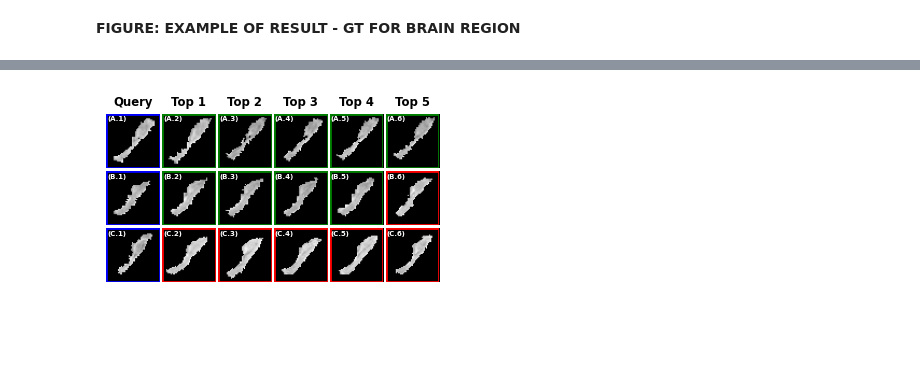
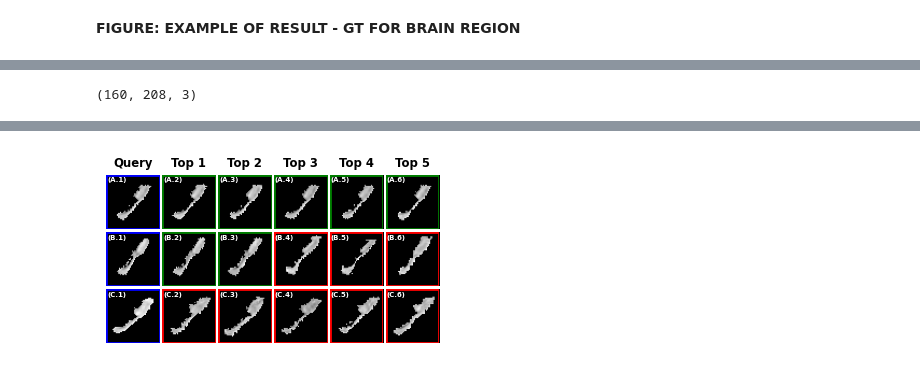
Before and after one commit to minnelab/NeuroCBIR, a Jupyter notebook: dev/notebooks/figures-maia-medium.ipynb, the cells around one changed output, grey strips where cells are left out. Drawn from its saved outputs; the diff is of its cells as text; code cells hidden in the pictures; blank space fills up the shorter version.

```diff
--- a/dev/notebooks/figures-maia-medium.ipynb
+++ b/dev/notebooks/figures-maia-medium.ipynb
@@ -428,4 +451,4 @@ import numpy as np
 
 ### Input data
 # Path to dataset
-DATA_PATH = "/home/maia-user/cifs/Datasets/"
+DATA_PATH = "/mnt/kth_cbh/fenda/Datasets/" #"/mnt/kth_cbh/fenda/Datasets" # "/home/maia-user/cifs/Datasets/"
@@ -458,8 +454,0 @@ Index(['GUID', 'project', 'subject', 'timepoint', 'scan_type',
-# %%
-retrival_res = pd.read_csv("data/results/region_brain/eval_cl32/retrieval_all.csv")
-retrival_res = retrival_res.rename(columns={"query": "GUID"})
-metadata = pd.merge(clinical_ds, retrival_res, on="GUID", how="inner") # Merge on the 'GUID' column
-print(f"METADATA: Original rows: {len(metadata)}")
-struct_name = "Right-Hippocampus"
-metadata = metadata.query(f"LabelName == '{struct_name}'")
-print(f"METADATA: after filering rows: {len(metadata)}")
@@ -593,0 +581,7 @@ Other scans:
+# %%
+color_map = {}
+for i in range(len(labels_bb_df)):
+    map_id, R, G, B = labels_bb_df.iloc[i][["MapID", "R", "G", "B"]]
+    color_map[int(map_id)] = (int(R), int(G), int(B))
+
+color_map
@@ -593,0 +633,4 @@ Other scans:
+# %%
+seg_rgb[:, idx, :].shape
+# %% [output]
+(160, 208, 3)
@@ -594,21 +685,30 @@ Other scans:
+# %%
+all_structs = []
 # %%
 import matplotlib.patches as patches
 
-queries_guid = ["OAS30001_MR_d0129", "OAS30052_MR_d1296", "OAS31470_MR_d0007"]
-title_capss = [["(A.1)", "(A.2)", "(A.3)", "(A.4)", "(A.5)", "(A.6)"],
-               ["(B.1)", "(B.2)", "(B.3)", "(B.4)", "(B.5)", "(B.6)"],
-               ["(C.1)", "(C.2)", "(C.3)", "(C.4)", "(C.5)", "(C.6)"]]
+K = 5
+
+caps = "ABCDEFGHIJKLMNOPQRSTUVWXYZ"
+
+queries_guid = retrieval_df[["query"]].values.flatten().tolist()
+title_capss = [[f"({caps[i]}.{j})" for j in range(1, K+2)] for i in range(len(queries_guid))]
+column_names = [f"top{i+1}" for i in range(K)]
+title_tops = ["Query"] + [f"Top {i+1}" for i in range(K)]
 
 # figure
 cm = 1/2.54
 n_queries = len(queries_guid)
-fig, axess = plt.subplots(n_queries, 6, figsize=(9*cm, 5.25*cm))#, figsize=(18*cm, n_queries*4.1*cm))
+fig, axess = plt.subplots(n_queries, K+1,
+                          figsize=(9*cm, 5.25*cm),
+                        #   figsize=(18.35*cm, 6.7*cm)
+                          )
 
-for axes, query_guid, title_caps in zip(axess, queries_guid, title_capss):
+for i_q, (axes, query_guid, title_caps) in enumerate(zip(axess, queries_guid, title_capss)):
 # axes = axess[0]
 
     # Example usage:
-    row = metadata.loc[metadata["GUID"] == query_guid].iloc[0]
+    row = retrieval_df.loc[retrieval_df["query"] == query_guid].iloc[0]
     query_subject = row["subject"]  # store once outside loop
 
     # Load query + top1–5
@@ -617,9 +717,9 @@ for axes, query_guid, title_caps in zip(axess, queries_guid, title_capss):
     labels=[]
 
     title_caps = title_caps[1:]
-    for i, col in enumerate(["top1", "top2", "top3", "top4", "top5"]):
+    for i, col in enumerate(column_names):
         guid = row[col]
-        match_row = metadata.loc[metadata["GUID"] == guid].iloc[0]
+        match_row = subset.loc[subset["GUID"] == guid].iloc[0]
         paths.append([match_row["brain"], match_row["seg"]])
         is_hit = match_row["subject"] == query_subject
         labels.append(is_hit)
@@ -627,7 +727,12 @@ for axes, query_guid, title_caps in zip(axess, queries_guid, title_capss):
         titles.append(f"{title_caps[i]}")
 
     # Load brain volumes
-    structs = [obtain_struct(brain_path, seg_path, DATA_PATH, struct_name, labels_bb_df) for brain_path, seg_path in paths]
+    if len(all_structs) < n_queries:
+        structs = [obtain_struct(brain_path, seg_path, DATA_PATH, struct_name, labels_bb_df) for brain_path, seg_path in paths]
+        all_structs.append(structs)
+    else:
+        structs = all_structs[i_q]
+    # structs = [obtain_struct(brain_path, seg_path, DATA_PATH, struct_name, labels_bb_df) for brain_path, seg_path in paths]
 
     # Plot mid-slices
     plot_struct_slices(structs, titles, axes=axes)
@@ -639,6 +744,8 @@ for axes, query_guid, title_caps in zip(axess, queries_guid, title_capss):
             color = "blue"
         else:
             color = "green" if labels[j-1] else "red"
+        if i_q == 0:
+            ax.set_title(title_tops[j], fontweight="bold")
 
         rect = patches.Rectangle(
             (0, 0), 1, 1,
@@ -653,24 +760,17 @@ for axes, query_guid, title_caps in zip(axess, queries_guid, title_capss):
     n_scan_subject = metadata.query(f"subject == '{query_subject}'").shape[0]
     print(f"{titles[0]}: {query_guid} from subject {query_subject} with a total of {n_scan_subject}.")
     print("Other scans:")
-    for t_cap, col in zip(title_caps, ["top1", "top2", "top3", "top4", "top5"]):
+    for t_cap, col in zip(title_caps, column_names):
         guid = row[col]
-        project = metadata.loc[metadata["GUID"] == guid]["project"].iloc[0]
+        project = subset.loc[subset["GUID"] == guid]["project"].iloc[0]
         print(f"{t_cap} {guid} - {project}")
-
-axess[0][0].set_title("Query", fontweight="bold")
-axess[0][1].set_title("Top 1", fontweight="bold")
-axess[0][2].set_title("Top 2", fontweight="bold")
-axess[0][3].set_title("Top 3", fontweight="bold")
-axess[0][4].set_title("Top 4", fontweight="bold")
-axess[0][5].set_title("Top 5", fontweight="bold")
 
 plt.tight_layout()
 plt.subplots_adjust(wspace=0.04, hspace=0)
 
-plt.savefig(f"figures/example_struct_retrieval.pdf", format='pdf',
-dpi=600,  # increase for higher-resolution embedded images
-bbox_inches='tight', pad_inches=0)
+plt.savefig(f"dev/figures/example_struct_retrieval.pdf", format='pdf',
+    dpi=600,  # increase for higher-resolution embedded images
+    bbox_inches='tight', pad_inches=0)
 plt.show()
 
 # plt.savefig(f"figures/example_struct_retrieval.pdf", format='pdf', bbox_inches='tight')
@@ -696 +796 @@ Other scans:
-[figure, old version]
+[figure, new version]
```
Also changed, not shown: parts of 24 cells of this notebook, 25 other files.
